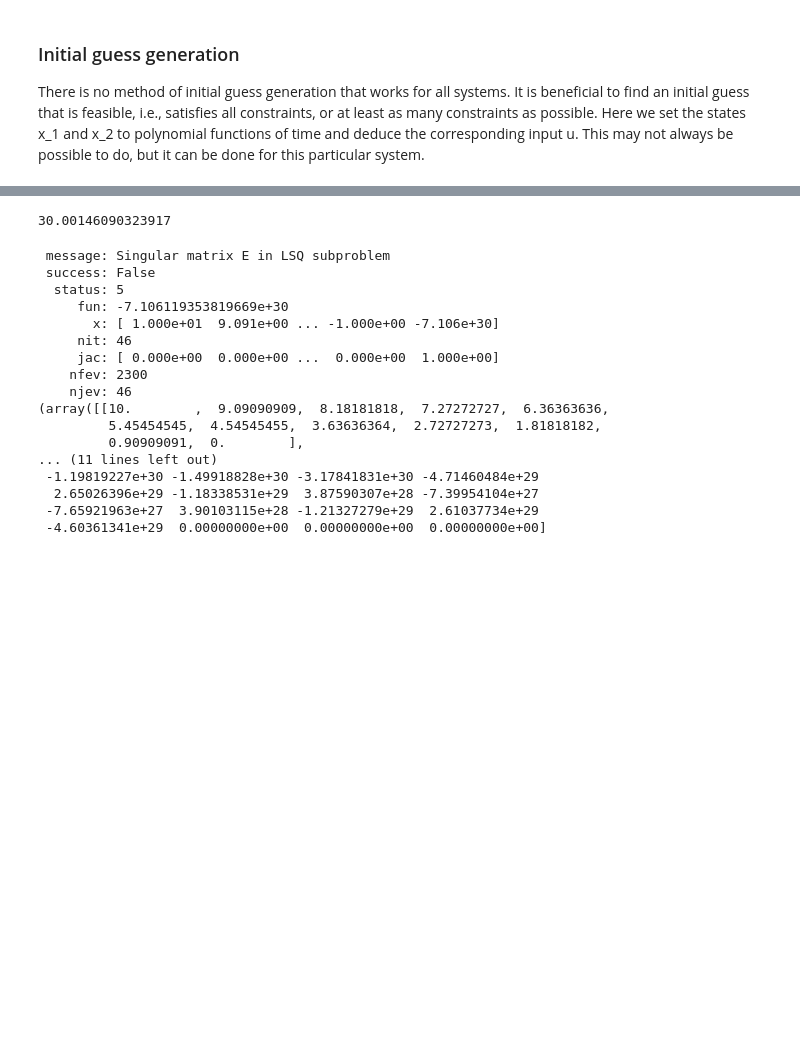
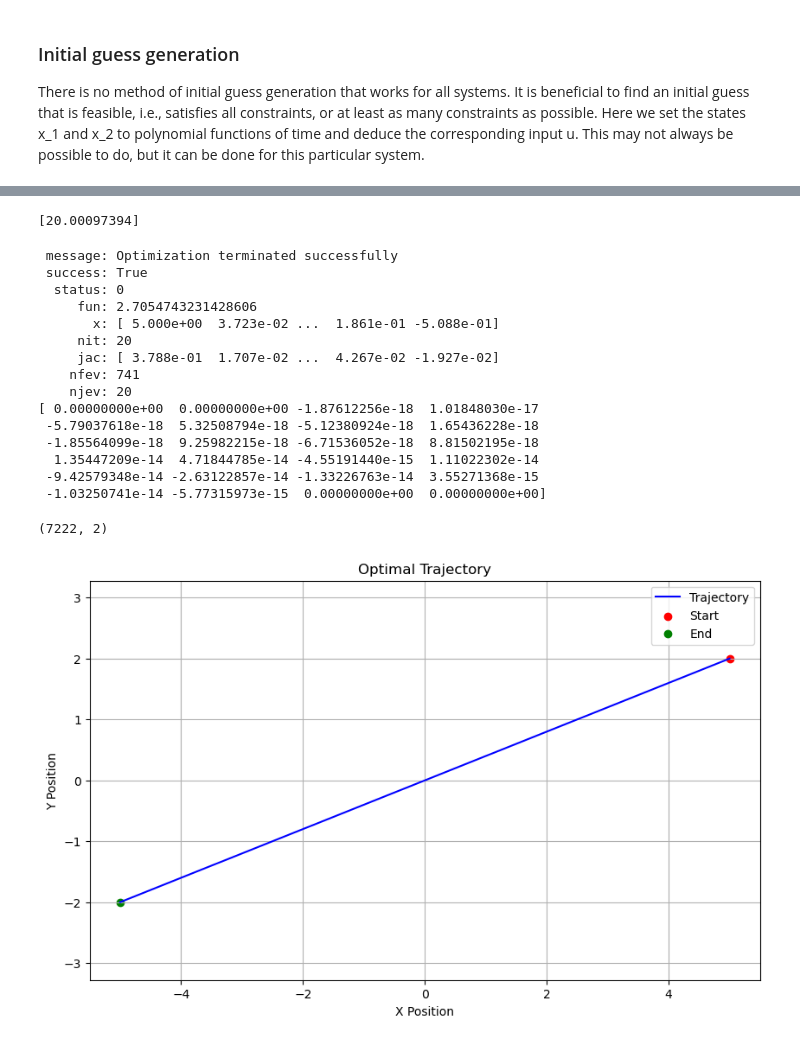
Before and after one commit to toveaagren/optiUAV, a Jupyter notebook: Self_assessment_2C.ipynb, the cells around one changed output, grey strips where cells are left out. Drawn from its saved outputs; the diff is of its cells as text; code cells hidden in the pictures; blank space fills up the shorter version.

```diff
--- a/Self_assessment_2C.ipynb
+++ b/Self_assessment_2C.ipynb
@@ -102,12 +97,12 @@ TypeError: 'float' object cannot be interpreted as an integer
 
 def system_dynamics_f(x_, u_):
 	# Kinematics of Dubins problem
-	x_dot= np.array([V*np.cos(x_[2]),V*np.sin(x_[2]), u_])
-	return x_dot
+	x_dot= [x_[1], -x_[1] + u_]
+	return np.array(x_dot)
 print(system_dynamics_f(x_init,0))
 
 def incremental_cost(x_,u_):
-	return 1 # l == 1 when we only minimize time
+	return  0.5*u_**2 + 0.5*(2*x_[0]**2 + 5*x_[1]**2)
 
 def calculate_cost(q: np.ndarray, n_state:int, n_input: int, n_colloc:int, tau_f = False) -> float:
     # Unpack parameters for readibility
@@ -165,8 +160,8 @@ def calculate_constraints(q: np.ndarray, n_state:int, n_input: int, n_colloc:int
 		# Inequaloty constraints from upper and lower bounds
 
 	return c_equality,c_inequality
-equality_constraints = lambda q:  calculate_constraints(q,n_state,n_input,n_colloc)[0]
-inequality_constraints = lambda q:  calculate_constraints(q,n_state,n_input,n_colloc)[1]
+equality_constraints = lambda q:  calculate_constraints(q,n_state,n_input,n_colloc, tau_f=tau_f)[0]
+inequality_constraints = lambda q:  calculate_constraints(q,n_state,n_input,n_colloc, tau_f=tau_f)[1]
 
 a_, b_= unpack_coefficients(q_initial_guess, n_state,n_input,n_colloc)
 # print()
@@ -186,27 +177,52 @@ print(inequality_constraints(q_initial_guess))
 # %%
 # Optimize
-objective = lambda q: calculate_cost(q,n_state,n_input,n_colloc)
+objective = lambda q: calculate_cost(q,n_state,n_input,n_colloc,tau_f=tau_f)
 print(objective(q_initial_guess))
-result = optimize.minimize(objective, q_initial_guess, method = 'SLSQP', tol = 1e-4, constraints={"type": "eq", "fun": equality_constraints, "type":'ineq', "fun":inequality_constraints})
+result = optimize.minimize(objective, q_initial_guess, method = 'SLSQP', tol = 1e-11, constraints=[{"type": "eq", "fun": equality_constraints},{ "type": "ineq", "fun": inequality_constraints}])
 print(result)
-print(unpack_coefficients(result.x,  n_state,n_input,n_colloc))
+a_optimal, b_optimal = unpack_coefficients(result.x,  n_state,n_input,n_colloc)
+x_ps_opt	= np.dot(LGL_colloc.phi_l ,a_optimal.transpose());
+u_ps_opt	= np.dot(LGL_colloc.phi_l, b_optimal.transpose());
 print(equality_constraints(result.x))
 # %% [output]
-30.00146090323917
+[20.00097394]
- message: Singular matrix E in LSQ subproblem
- success: False
-  status: 5
-     fun: -7.106119353819669e+30
-       x: [ 1.000e+01  9.091e+00 ... -1.000e+00 -7.106e+30]
-     nit: 46
-     jac: [ 0.000e+00  0.000e+00 ...  0.000e+00  1.000e+00]
-    nfev: 2300
-    njev: 46
-(array([[10.        ,  9.09090909,  8.18181818,  7.27272727,  6.36363636,
-         5.45454545,  4.54545455,  3.63636364,  2.72727273,  1.81818182,
-         0.90909091,  0.        ],
-... (11 lines left out)
- -1.19819227e+30 -1.49918828e+30 -3.17841831e+30 -4.71460484e+29
-  2.65026396e+29 -1.18338531e+29  3.87590307e+28 -7.39954104e+27
- -7.65921963e+27  3.90103115e+28 -1.21327279e+29  2.61037734e+29
- -4.60361341e+29  0.00000000e+00  0.00000000e+00  0.00000000e+00]
+ message: Optimization terminated successfully
+ success: True
+  status: 0
+     fun: 2.7054743231428606
+       x: [ 5.000e+00  3.723e-02 ...  1.861e-01 -5.088e-01]
+     nit: 20
+     jac: [ 3.788e-01  1.707e-02 ...  4.267e-02 -1.927e-02]
+    nfev: 741
+    njev: 20
+[ 0.00000000e+00  0.00000000e+00 -1.87612256e-18  1.01848030e-17
+ -5.79037618e-18  5.32508794e-18 -5.12380924e-18  1.65436228e-18
+ -1.85564099e-18  9.25982215e-18 -6.71536052e-18  8.81502195e-18
+  1.35447209e-14  4.71844785e-14 -4.55191440e-15  1.11022302e-14
+ -9.42579348e-14 -2.63122857e-14 -1.33226763e-14  3.55271368e-15
+ -1.03250741e-14 -5.77315973e-15  0.00000000e+00  0.00000000e+00]
+# %%
+# Plot the trajectory
+print(x_ps_opt.shape)
+def plot_trajectory(a_):
+    x = a_[:, 0]
+    y = a_[:, 1]
+    theta = a_[2, :]  # Assuming the third state is heading (theta)
+
+    plt.figure(figsize=(10, 6))
+    plt.plot(x, y, 'b-', label='Trajectory')
+    plt.scatter(x[0], y[0], color='red', label='Start')
+    plt.scatter(x[-1], y[-1], color='green', label='End')
+
+
+    plt.xlabel('X Position')
+    plt.ylabel('Y Position')
+    plt.title('Optimal Trajectory')
+    plt.legend()
+    plt.grid(True)
+    plt.axis('equal')
+    plt.show()
+plot_trajectory(x_ps_opt)
+# %% [output]
+(7222, 2)
+[figure, added]
```
Also changed, not shown: parts of 5 cells of this notebook, 2 other files.
